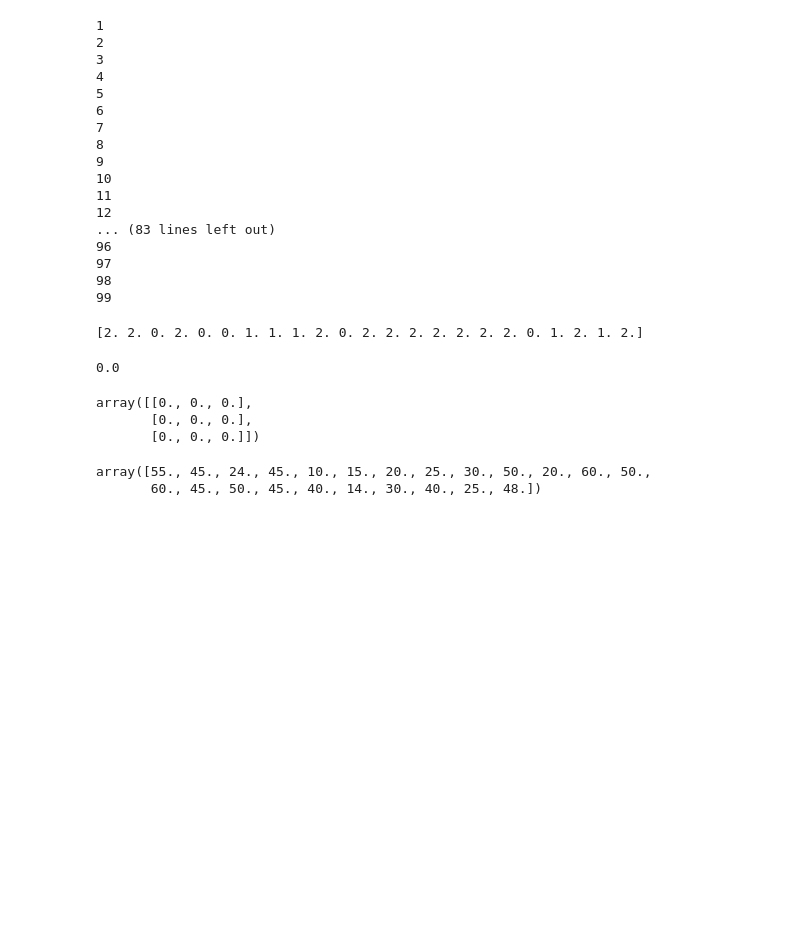
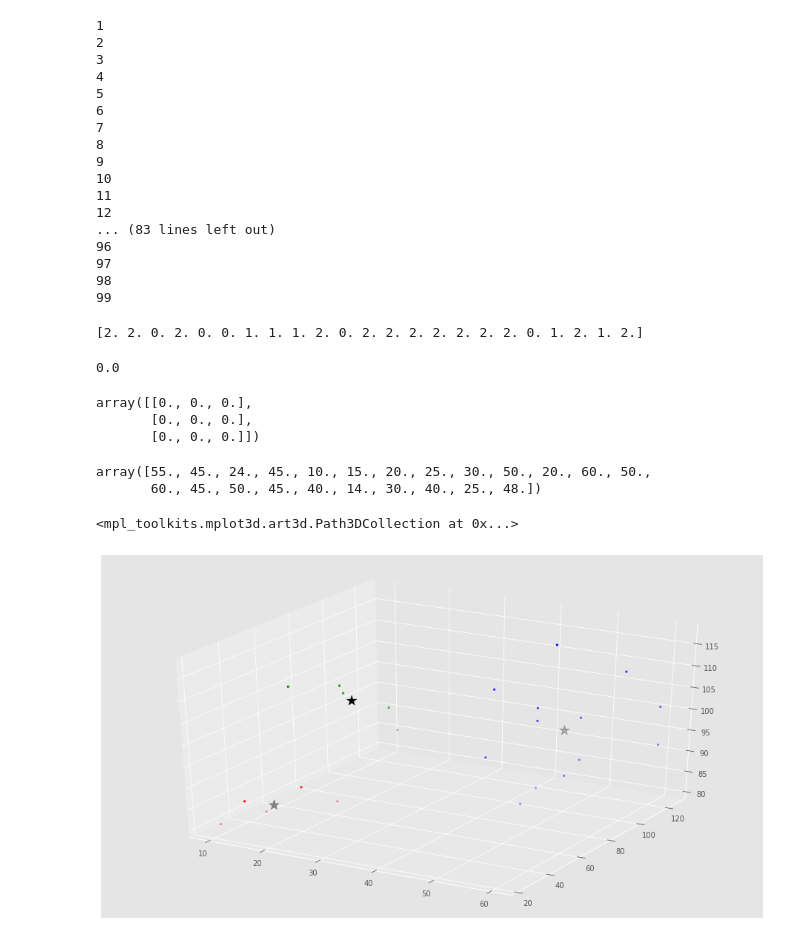
Before and after one commit to rubythalib33/Magang_Almantul, a Jupyter notebook: Prototype/Prototype3.ipynb, the cells around one changed output. Cells and saved outputs as stored; diff of their text form; code cells hidden in the pictures; blank space fills up the shorter version.

```diff
--- a/Prototype/Prototype3.ipynb
+++ b/Prototype/Prototype3.ipynb
@@ -1,7 +1,11 @@
 # %%
 from copy import deepcopy
+from mpl_toolkits.mplot3d import Axes3D
 import numpy as np
 import pandas as pd
+from matplotlib import pyplot as plt
+plt.rcParams['figure.figsize']= (16,9)
+plt.style.use('ggplot')
 # %%
 #importing daata set
 data= pd.read_csv('Data dummy.csv')
@@ -115,3 +119,14 @@ array([55., 45., 24., 45., 10., 15., 20., 25., 30., 50., 20., 60., 50.,
 # %%
 produk = data['Nama Produk']
 new_data= np.array(list(zip(produk,clusters)))
+# %%
+colors= ['r', 'g', 'b', 'y', 'c', 'm']
+fig = plt.figure()
+ax = fig.add_subplot(111, projection='3d')
+for i in range(k):
+        points = np.array([X[j] for j in range(len(X)) if clusters[j] == i])
+        ax.scatter(points[:, 0], points[:, 1],points[:, 2], s=7, c=colors[i])
+ax.scatter(C[:, 0], C[:, 1],C[:, 2], marker='*', s=200, c='#050505')
+# %% [output]
+<mpl_toolkits.mplot3d.art3d.Path3DCollection at 0x...>
+[figure, added]
```
Also changed, not shown: 1 other file.
